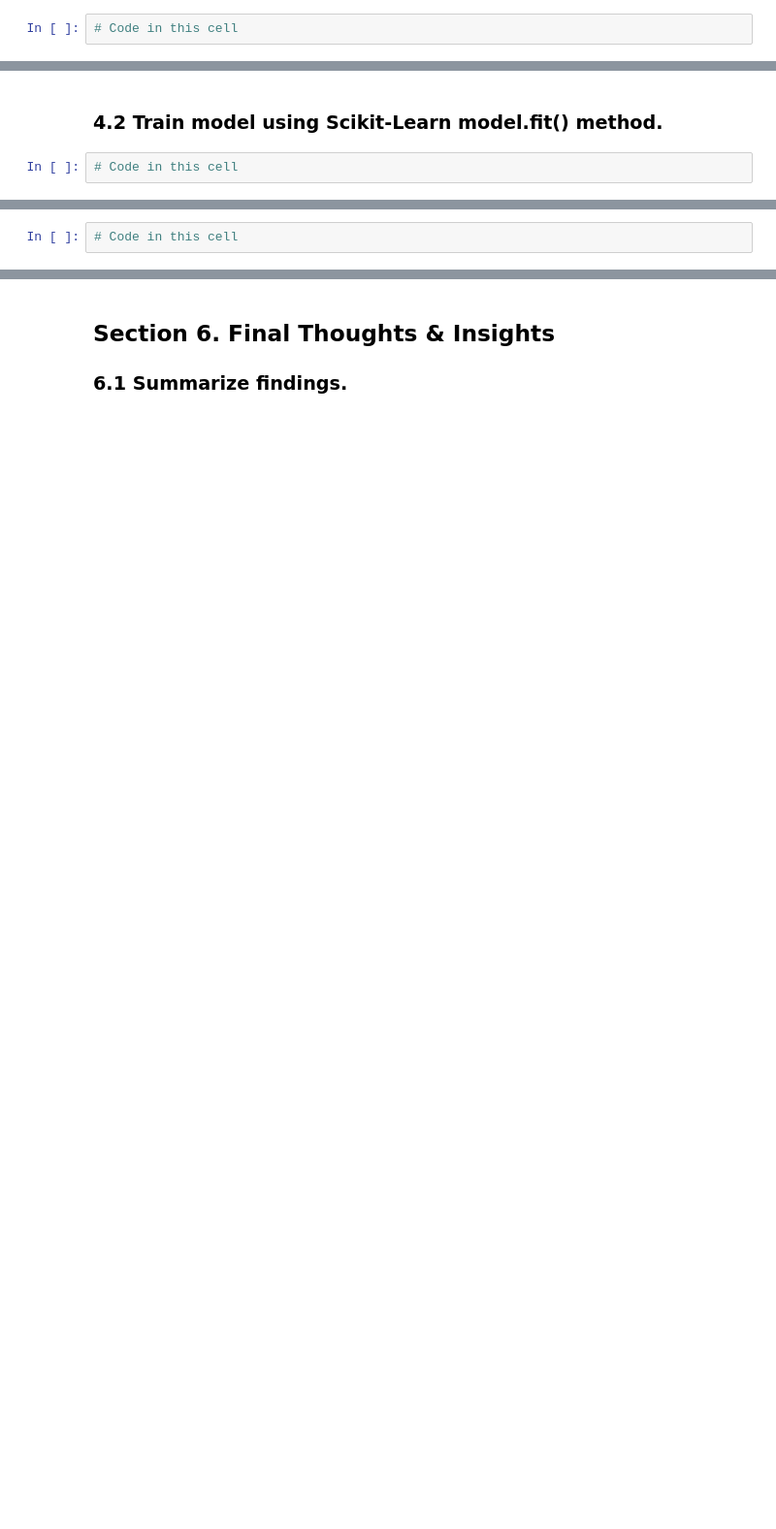
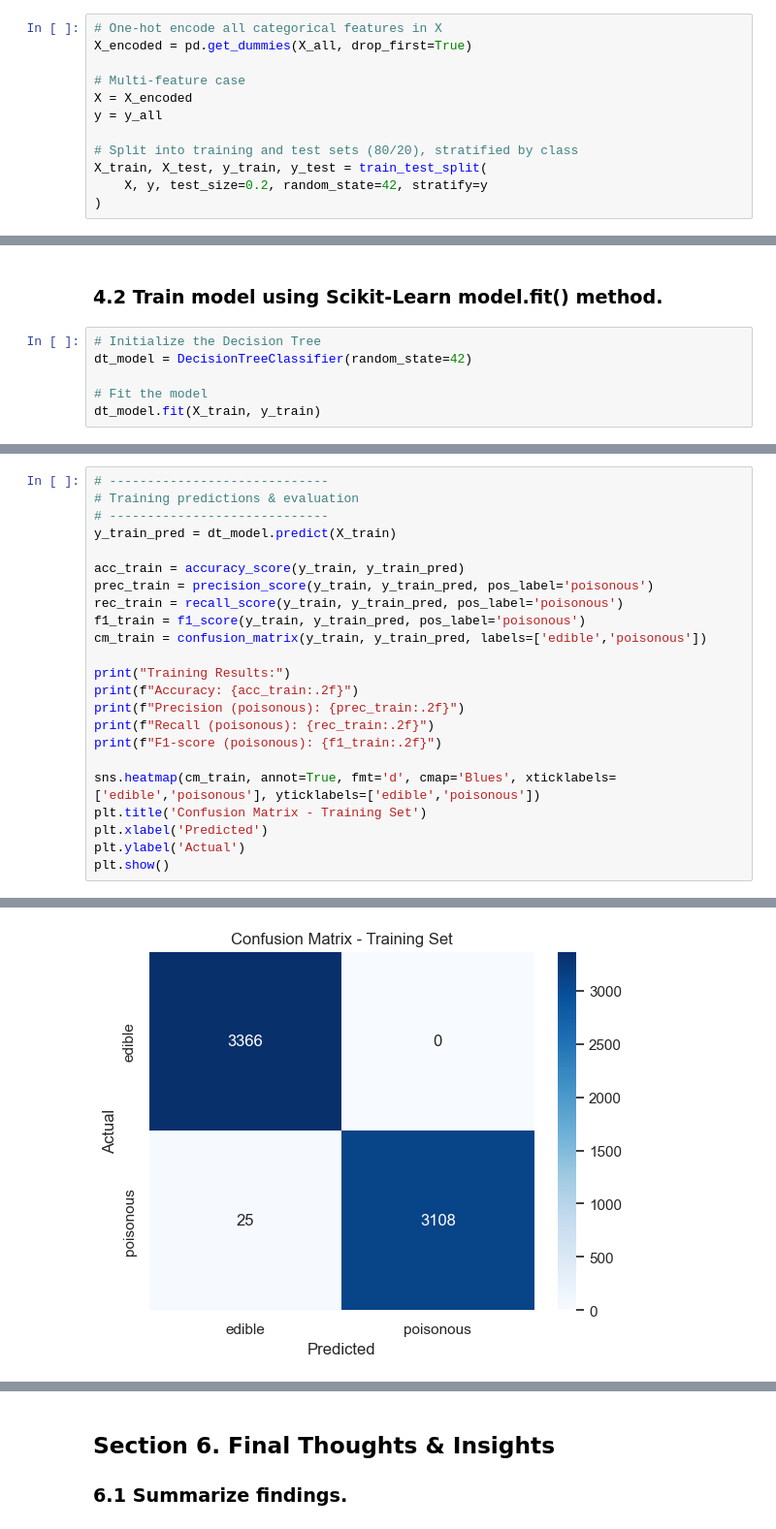
Before and after one commit to abeaderstadt/ml_classification_beaderstadt, a Jupyter notebook: classification_beaderstadt.ipynb, the cells around one changed output, grey strips where cells are left out. Shown at 97% size. Cells and saved outputs as stored; diff of their text form; blank space fills up the shorter version.

```diff
--- a/classification_beaderstadt.ipynb
+++ b/classification_beaderstadt.ipynb
@@ -247,2 +324,12 @@ X_scaled = scaler.fit_transform(X_encoded)  # only for SVM / Neural Network
 # %%
-# Code in this cell
+# One-hot encode all categorical features in X
+X_encoded = pd.get_dummies(X_all, drop_first=True)
+
+# Multi-feature case
+X = X_encoded
+y = y_all
+
+# Split into training and test sets (80/20), stratified by class
+X_train, X_test, y_train, y_test = train_test_split(
+    X, y, test_size=0.2, random_state=42, stratify=y
+)
@@ -249,4 +341,8 @@ X_scaled = scaler.fit_transform(X_encoded)  # only for SVM / Neural Network
 # %% [markdown]
 ### 4.2 Train model using Scikit-Learn model.fit() method.
 # %%
-# Code in this cell
+# Initialize the Decision Tree
+dt_model = DecisionTreeClassifier(random_state=42)
+
+# Fit the model
+dt_model.fit(X_train, y_train)
@@ -258,2 +354,24 @@ X_scaled = scaler.fit_transform(X_encoded)  # only for SVM / Neural Network
 # %%
-# Code in this cell
+# -----------------------------
+# Training predictions & evaluation
+# -----------------------------
+y_train_pred = dt_model.predict(X_train)
+
+acc_train = accuracy_score(y_train, y_train_pred)
+prec_train = precision_score(y_train, y_train_pred, pos_label='poisonous')
+rec_train = recall_score(y_train, y_train_pred, pos_label='poisonous')
+f1_train = f1_score(y_train, y_train_pred, pos_label='poisonous')
+cm_train = confusion_matrix(y_train, y_train_pred, labels=['edible','poisonous'])
+
+print("Training Results:")
+print(f"Accuracy: {acc_train:.2f}")
+print(f"Precision (poisonous): {prec_train:.2f}")
+print(f"Recall (poisonous): {rec_train:.2f}")
+print(f"F1-score (poisonous): {f1_train:.2f}")
+
+sns.heatmap(cm_train, annot=True, fmt='d', cmap='Blues', xticklabels=['edible','poisonous'], yticklabels=['edible','poisonous'])
+plt.title('Confusion Matrix - Training Set')
+plt.xlabel('Predicted')
+plt.ylabel('Actual')
+plt.show()
+# %% [output]
@@ -259,0 +383 @@ X_scaled = scaler.fit_transform(X_encoded)  # only for SVM / Neural Network
+[figure, added]
```
Also changed, not shown: parts of 38 cells of this notebook, 1 other file.
